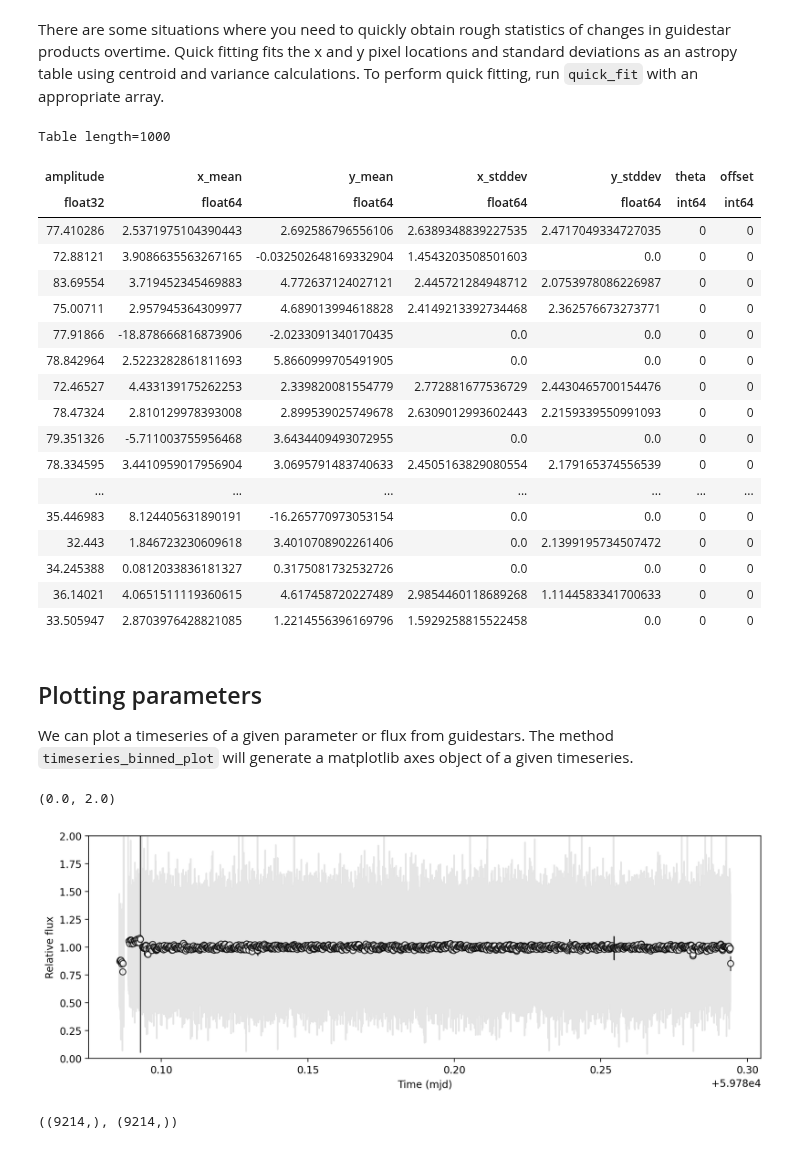
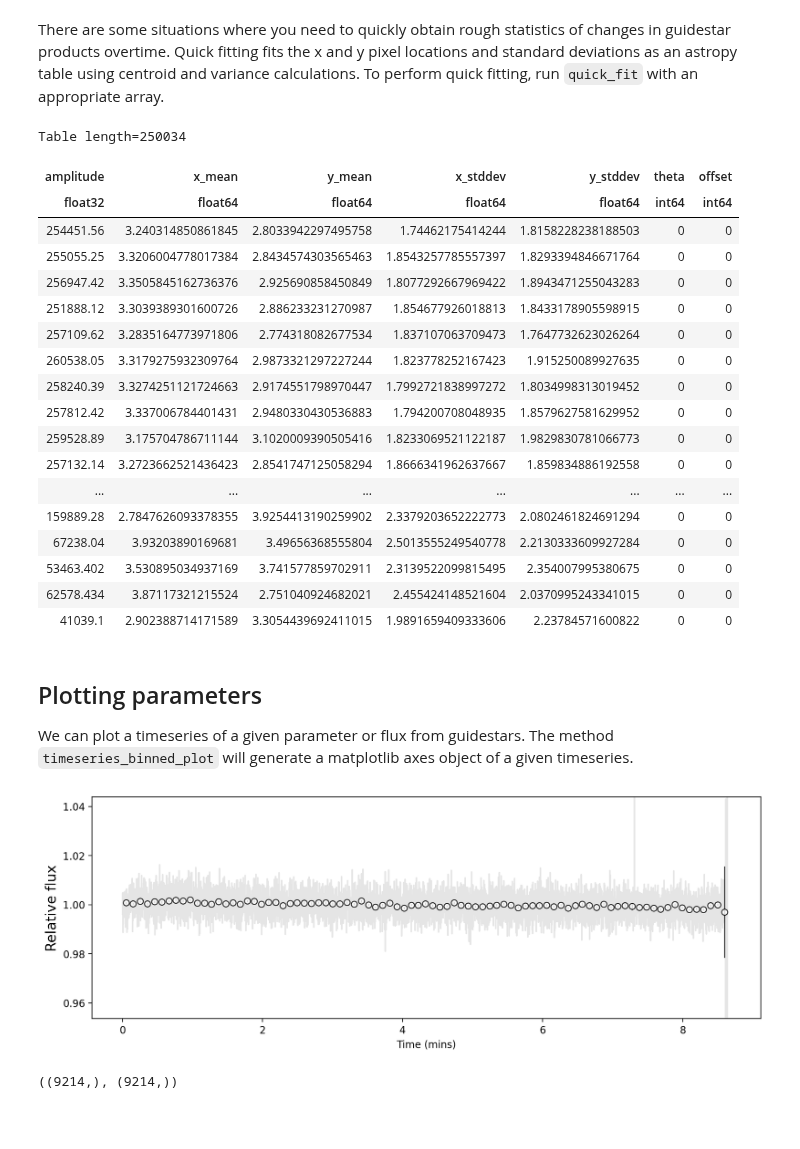
Before and after one commit to GalagaBits/JWST-FGS-Spelunker, a Jupyter notebook: notebooks/fgs-spelunker_quickstart.ipynb, the cells around one changed output. Cells and saved outputs as stored; diff of their text form; code cells hidden in the pictures; blank space fills up the shorter version.

Commit message:
added better save features and added to source code

```diff
--- a/notebooks/fgs-spelunker_quickstart.ipynb
+++ b/notebooks/fgs-spelunker_quickstart.ipynb
@@ -33,7 +33,3 @@ import os
 import sys
 os.chdir('/Users/ddeal/JWST-Treasure-Chest/')
 sys.path.append('/Users/ddeal/JWST-FGS-Spelunker/JWST-FGS-spk-main/src/')
-# %%
-import spelunker
-
-spk = spelunker.load(pid=1534, save=True) # Calling the load method without the pid initializes the class
@@ -62,5 +47,6 @@ To load Spelunker with a given Program ID for JWST, simply call `spelunker.load`
 # %% [markdown]
 > The Program IDs that can be loaded are limited to programs without an exclusive access period or are available publicly (https://jwst-docs.stsci.edu/accessing-jwst-data/jwst-data-retrieval/data-access-policy#DataAccessPolicy-Exclusiveaccessperiod).
 # %%
-spk = spelunker.load(dir='/Users/ddeal/JWST-Treasure-Chest/', pid='1534', obs_num='1', visit='1')
+import spelunker
+spk = spelunker.load(dir='/Users/ddeal/JWST-Treasure-Chest/', pid='1534')
 # %% [output]
@@ -183,25 +151,25 @@ table_quick_fit = spk.quick_fit(fg_array_2589_short)
 # %%
 spk.quickfit_results
 # %% [output]
-Table length=1000
+Table length=250034
 | amplitude | x_mean | y_mean | x_stddev | y_stddev | theta | offset |
 | float32 | float64 | float64 | float64 | float64 | int64 | int64 |
-| 77.410286 | 2.5371975104390443 | 2.692586796556106 | 2.6389348839227535 | 2.4717049334727035 | 0 | 0 |
-| 72.88121 | 3.9086635563267165 | -0.032502648169332904 | 1.4543203508501603 | 0.0 | 0 | 0 |
-| 83.69554 | 3.719452345469883 | 4.772637124027121 | 2.445721284948712 | 2.0753978086226987 | 0 | 0 |
-| 75.00711 | 2.957945364309977 | 4.689013994618828 | 2.4149213392734468 | 2.362576673273771 | 0 | 0 |
-| 77.91866 | -18.878666816873906 | -2.0233091340170435 | 0.0 | 0.0 | 0 | 0 |
-| 78.842964 | 2.5223282861811693 | 5.8660999705491905 | 0.0 | 0.0 | 0 | 0 |
-| 72.46527 | 4.433139175262253 | 2.339820081554779 | 2.772881677536729 | 2.4430465700154476 | 0 | 0 |
-| 78.47324 | 2.810129978393008 | 2.899539025749678 | 2.6309012993602443 | 2.2159339550991093 | 0 | 0 |
-| 79.351326 | -5.711003755956468 | 3.6434409493072955 | 0.0 | 0.0 | 0 | 0 |
-| 78.334595 | 3.4410959017956904 | 3.0695791483740633 | 2.4505163829080554 | 2.179165374556539 | 0 | 0 |
+| 254451.56 | 3.240314850861845 | 2.8033942297495758 | 1.74462175414244 | 1.8158228238188503 | 0 | 0 |
+| 255055.25 | 3.3206004778017384 | 2.8434574303565463 | 1.8543257785557397 | 1.8293394846671764 | 0 | 0 |
+| 256947.42 | 3.3505845162736376 | 2.925690858450849 | 1.8077292667969422 | 1.8943471255043283 | 0 | 0 |
+| 251888.12 | 3.3039389301600726 | 2.886233231270987 | 1.854677926018813 | 1.8433178905598915 | 0 | 0 |
+| 257109.62 | 3.2835164773971806 | 2.774318082677534 | 1.837107063709473 | 1.7647732623026264 | 0 | 0 |
+| 260538.05 | 3.3179275932309764 | 2.9873321297227244 | 1.823778252167423 | 1.915250089927635 | 0 | 0 |
+| 258240.39 | 3.3274251121724663 | 2.9174551798970447 | 1.7992721838997272 | 1.8034998313019452 | 0 | 0 |
+| 257812.42 | 3.337006784401431 | 2.9480330430536883 | 1.794200708048935 | 1.8579627581629952 | 0 | 0 |
+| 259528.89 | 3.175704786711144 | 3.1020009390505416 | 1.8233069521122187 | 1.9829830781066773 | 0 | 0 |
+| 257132.14 | 3.2723662521436423 | 2.8541747125058294 | 1.8666341962637667 | 1.859834886192558 | 0 | 0 |
 | ... | ... | ... | ... | ... | ... | ... |
-| 35.446983 | 8.124405631890191 | -16.265770973053154 | 0.0 | 0.0 | 0 | 0 |
-| 32.443 | 1.846723230609618 | 3.4010708902261406 | 0.0 | 2.1399195734507472 | 0 | 0 |
-| 34.245388 | 0.0812033836181327 | 0.3175081732532726 | 0.0 | 0.0 | 0 | 0 |
-| 36.14021 | 4.0651511119360615 | 4.617458720227489 | 2.9854460118689268 | 1.1144583341700633 | 0 | 0 |
-| 33.505947 | 2.8703976428821085 | 1.2214556396169796 | 1.5929258815522458 | 0.0 | 0 | 0 |
+| 159889.28 | 2.7847626093378355 | 3.9254413190259902 | 2.3379203652222773 | 2.0802461824691294 | 0 | 0 |
+| 67238.04 | 3.93203890169681 | 3.49656368555804 | 2.5013555249540778 | 2.2130333609927284 | 0 | 0 |
+| 53463.402 | 3.530895034937169 | 3.741577859702911 | 2.3139522099815495 | 2.354007995380675 | 0 | 0 |
+| 62578.434 | 3.87117321215524 | 2.751040924682021 | 2.455424148521604 | 2.0370995243341015 | 0 | 0 |
+| 41039.1 | 2.902388714171589 | 3.3054439692411015 | 1.9891659409333606 | 2.23784571600822 | 0 | 0 |
 # %% [markdown]
 ## Plotting parameters
 
@@ -209,13 +177,11 @@ We can plot a timeseries of a given parameter or flux from guidestars. The metho
 # %%
 import matplotlib.pyplot as plt
 
 fig, ax = plt.subplots(figsize = (12,4), dpi=200)
 
-ax = spk.timeseries_binned_plot(spk.fg_time, spk.fg_flux)
-ax.set_ylim(0, 2)
+ax = spk.timeseries_binned_plot(start_time=60069.78, end_time=60069.8)
 # %% [output]
-(0.0, 2.0)
-[figure, old version]
+[figure, new version]
 # %%
 spk.fg_time.shape, spk.fg_flux.shape
 # %% [output]
```
Also changed, not shown: parts of 25 cells of this notebook, 8 other files.
